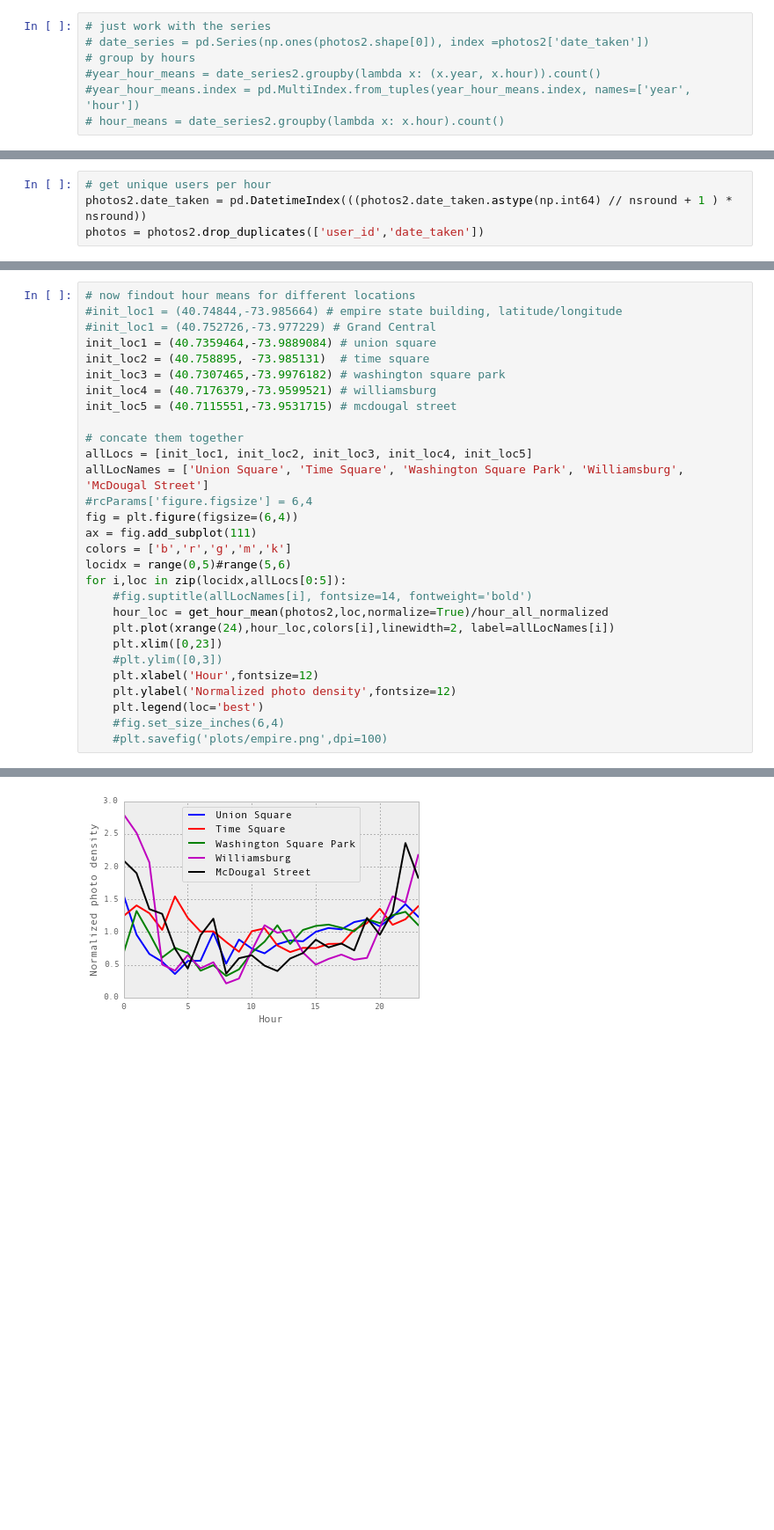
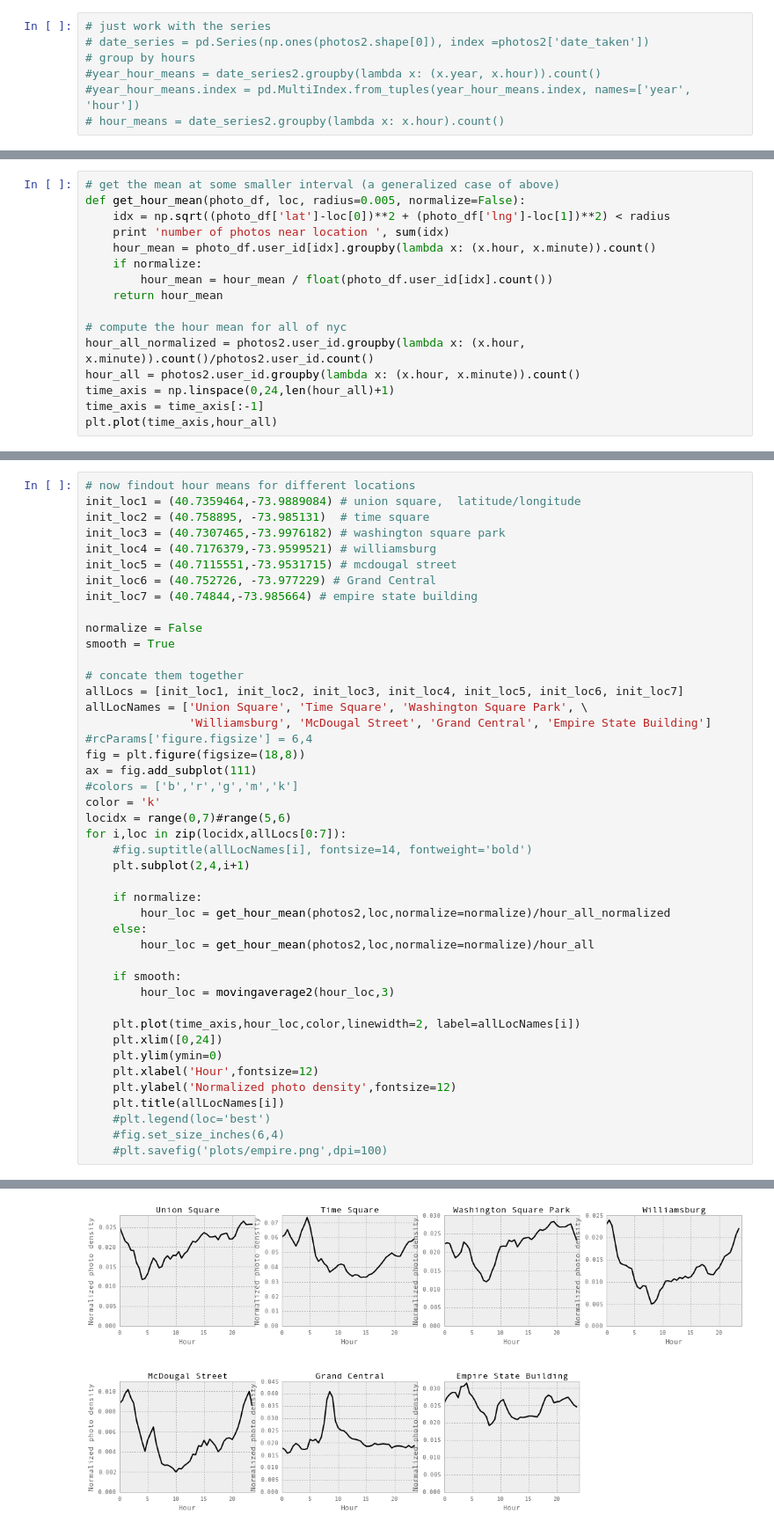
Before and after one commit to helenaxwang/AveNeue, a Jupyter notebook: analyze_flickr.py.ipynb, the cells around one changed output, grey strips where cells are left out. Shown at 88% size. Cells and saved outputs as stored; diff of their text form; blank space fills up the shorter version.

```diff
--- a/analyze_flickr.py.ipynb
+++ b/analyze_flickr.py.ipynb
@@ -176,4 +197,0 @@ photos2.index = pd.DatetimeIndex(((photos2.index.astype(np.int64) // nsround + 1
-# %%
-# get unique users per hour
-photos2.date_taken = pd.DatetimeIndex(((photos2.date_taken.astype(np.int64) // nsround + 1 ) * nsround))
-photos = photos2.drop_duplicates(['user_id','date_taken'])
@@ -197,0 +238,16 @@ plt.plot(hour_all)
+# %%
+# get the mean at some smaller interval (a generalized case of above)
+def get_hour_mean(photo_df, loc, radius=0.005, normalize=False):
+    idx = np.sqrt((photo_df['lat']-loc[0])**2 + (photo_df['lng']-loc[1])**2) < radius
+    print 'number of photos near location ', sum(idx)
+    hour_mean = photo_df.user_id[idx].groupby(lambda x: (x.hour, x.minute)).count()
+    if normalize:
+        hour_mean = hour_mean / float(photo_df.user_id[idx].count())
+    return hour_mean
+
+# compute the hour mean for all of nyc
+hour_all_normalized = photos2.user_id.groupby(lambda x: (x.hour, x.minute)).count()/photos2.user_id.count()
+hour_all = photos2.user_id.groupby(lambda x: (x.hour, x.minute)).count()
+time_axis = np.linspace(0,24,len(hour_all)+1)
+time_axis = time_axis[:-1]
+plt.plot(time_axis,hour_all)
@@ -198,30 +257,45 @@ plt.plot(hour_all)
 # %%
 # now findout hour means for different locations
-#init_loc1 = (40.74844,-73.985664) # empire state building, latitude/longitude
-#init_loc1 = (40.752726,-73.977229) # Grand Central
-init_loc1 = (40.7359464,-73.9889084) # union square
+init_loc1 = (40.7359464,-73.9889084) # union square,  latitude/longitude
 init_loc2 = (40.758895, -73.985131)  # time square
 init_loc3 = (40.7307465,-73.9976182) # washington square park
 init_loc4 = (40.7176379,-73.9599521) # williamsburg
 init_loc5 = (40.7115551,-73.9531715) # mcdougal street
+init_loc6 = (40.752726, -73.977229) # Grand Central
+init_loc7 = (40.74844,-73.985664) # empire state building
+
+normalize = False
+smooth = True
 
 # concate them together
-allLocs = [init_loc1, init_loc2, init_loc3, init_loc4, init_loc5]
-allLocNames = ['Union Square', 'Time Square', 'Washington Square Park', 'Williamsburg', 'McDougal Street']
+allLocs = [init_loc1, init_loc2, init_loc3, init_loc4, init_loc5, init_loc6, init_loc7]
+allLocNames = ['Union Square', 'Time Square', 'Washington Square Park', \
+               'Williamsburg', 'McDougal Street', 'Grand Central', 'Empire State Building']
 #rcParams['figure.figsize'] = 6,4
-fig = plt.figure(figsize=(6,4))
+fig = plt.figure(figsize=(18,8))
 ax = fig.add_subplot(111)
-colors = ['b','r','g','m','k']
-locidx = range(0,5)#range(5,6)
-for i,loc in zip(locidx,allLocs[0:5]):
+#colors = ['b','r','g','m','k']
+color = 'k'
+locidx = range(0,7)#range(5,6)
+for i,loc in zip(locidx,allLocs[0:7]):
     #fig.suptitle(allLocNames[i], fontsize=14, fontweight='bold')
-    hour_loc = get_hour_mean(photos2,loc,normalize=True)/hour_all_normalized
-    plt.plot(xrange(24),hour_loc,colors[i],linewidth=2, label=allLocNames[i])
-    plt.xlim([0,23])
-    #plt.ylim([0,3])
+    plt.subplot(2,4,i+1)
+
+    if normalize:
+        hour_loc = get_hour_mean(photos2,loc,normalize=normalize)/hour_all_normalized
+    else:
+        hour_loc = get_hour_mean(photos2,loc,normalize=normalize)/hour_all
+
+    if smooth:
+        hour_loc = movingaverage2(hour_loc,3)
+
+    plt.plot(time_axis,hour_loc,color,linewidth=2, label=allLocNames[i])
+    plt.xlim([0,24])
+    plt.ylim(ymin=0)
     plt.xlabel('Hour',fontsize=12)
     plt.ylabel('Normalized photo density',fontsize=12)
-    plt.legend(loc='best')
+    plt.title(allLocNames[i])
+    #plt.legend(loc='best')
     #fig.set_size_inches(6,4)
     #plt.savefig('plots/empire.png',dpi=100)
 # %% [output]
@@ -233 +309 @@ for i,loc in zip(locidx,allLocs[0:5]):
-[figure, old version]
+[figure, new version]
```
Also changed, not shown: parts of 9 cells of this notebook.
